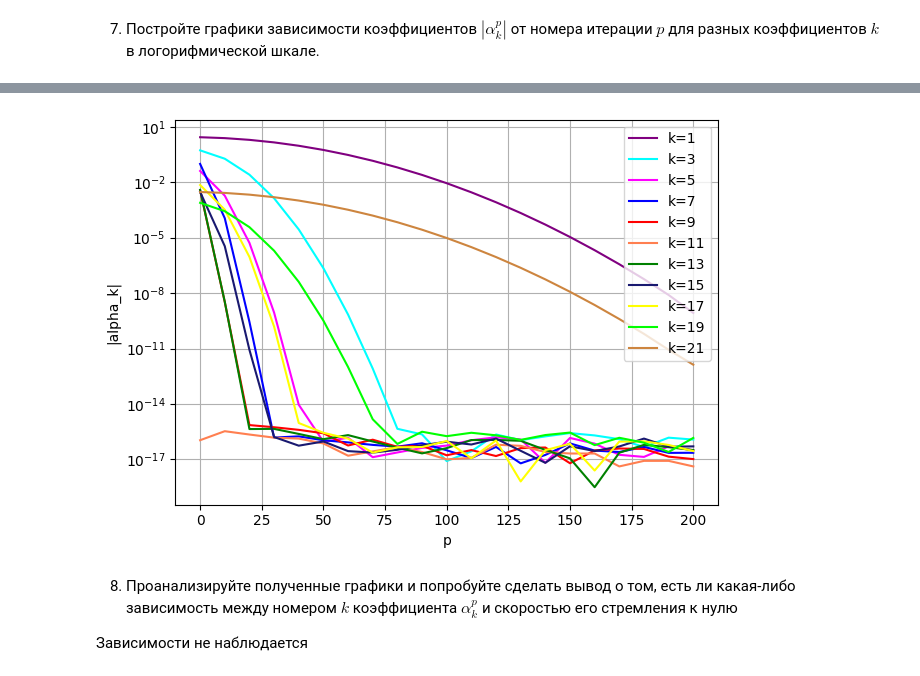
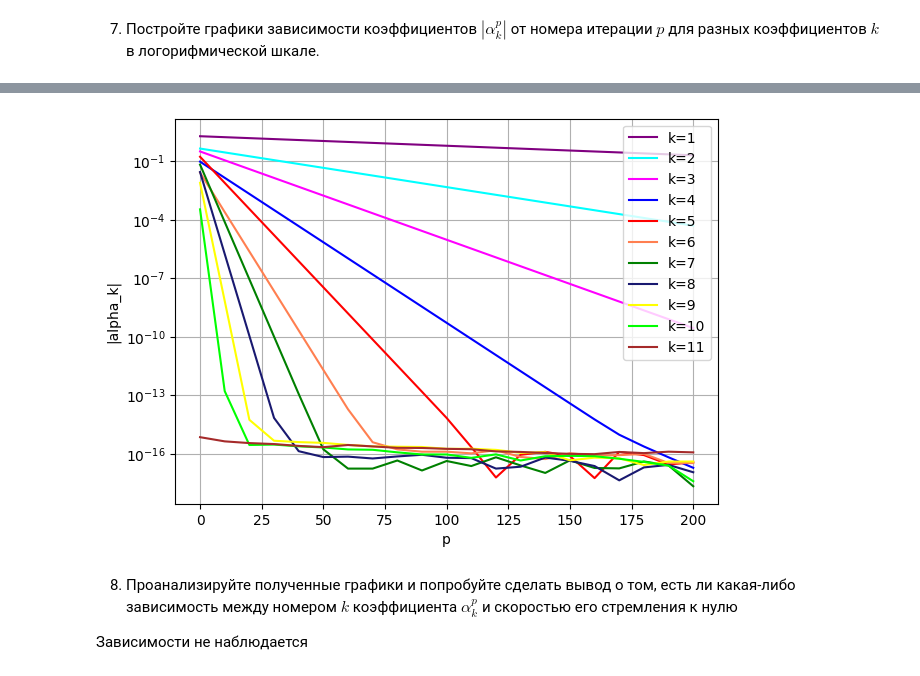
Before and after one commit to ALex2002Sim/NumericalMeth, a Jupyter notebook: lab1Sem9New.ipynb, the cells around one changed output, grey strips where cells are left out. Saved outputs shown, nothing was run; the diff lists cells and outputs as text; code cells hidden in the pictures.

```diff
--- a/lab1Sem9New.ipynb
+++ b/lab1Sem9New.ipynb
@@ -7,7 +7,6 @@ $\left( (10 - 10) \mod{10} \right)$ + 1 = 1 $\implies$ Метод Якоби
 # %% [markdown]
 1. Реализуйте итерационный метод согласно варианту. Метод должен производить фиксированное число итераций и возвращать вектор текущего приближения, вектор невязки и его норму
 # %%
-#Приведение системы к итеративному виду
 def countBc(A, b):
   c = np.zeros(b.size)
   B = np.zeros((b.size, b.size))
@@ -15,7 +14,7 @@ def countBc(A, b):
   for i in range(b.size):
     for j in range(b.size):
       B[i, j] = -A[i, j] / A[i, i]
-    c[i] = b[i]/A[i, i]
+    c[i] = b[i] / A[i, i]
     B[i, i] = 0
 
   return B, c
@@ -24,7 +23,6 @@ def Jac(A, b, B, c, x0, iter=-1):
 
   x1 = np.dot(B, x0) + c
   r = np.dot(A, x0) - b
-  r0 = np.copy(r)
 
   if iter == -1:
     eps = 10**(-10)
@@ -36,7 +34,7 @@ def Jac(A, b, B, c, x0, iter=-1):
         break
 
   else:
-    for i in range(iter):
+    for _ in range(iter):
       x0 = x1
       x1 = np.dot(B, x0) + c
       r = np.dot(A, x1) - b
@@ -211,6 +208,6 @@ e[:, 0] = x - x0
 
 for i in range(1, n):
   x2 = x0
-  x0, r0, norm0 = Jac(Ah, b, B1, c1, x2, p[i])
+  x0, r0, norm0 = Jac(Ah, b, B1, c1, x2, 10)
   e[:, i] = x - x0
 # %% [output]
@@ -244,3 +241,26 @@ print('Количество ошибок:', res.sum())
 Количество ошибок: 0.0
 # %% [markdown]
 7. Постройте графики зависимости коэффициентов $|\alpha_k^p|$ от номера итерации $p$ для разных коэффициентов $k$ в логорифмической шкале.
+# %%
+fig, axs = plt.subplots(1, 1, figsize=(7, 5))
+
+col = np.array(['purple', 'cyan', 'fuchsia', 'blue', 'red', 'coral', 'green', 'midnightblue', 'yellow', 'lime', 'brown',
+                'brown', 'lime', 'yellow', 'midnightblue', 'green', 'red', 'blue', 'fuchsia', 'cyan', 'purple'])
+
+lab = np.array(['k=1', 'k=2', 'k=3', 'k=4', 'k=5', 'k=6', 'k=7', 'k=8', 'k=9', 'k=10', 'k=11',
+                'k=12', 'k=13', 'k=14', 'k=15', 'k=16', 'k=17', 'k=18', 'k=19', 'k=20', 'k=21'])
+
+axs.set_xlabel('p')
+axs.set_ylabel('|alpha_k|')
+axs.grid()
+
+
+for i in range(0, 21):
+  axs.plot(p, np.abs(alpha[i, :]), color=col[i], label=lab[i])
+
+plt.legend()
+plt.legend(loc='upper right')
+
+#plt.xscale('log')
+plt.yscale('log')
+plt.show()
@@ -247,26 +269,26 @@ print('Количество ошибок:', res.sum())
 # %%
 fig, axs = plt.subplots(1, 1, figsize=(7, 5))
 
-col = np.array(['purple', 'cyan', 'fuchsia', 'blue', 'red', 'coral', 'green', 'midnightblue', 'yellow', 'lime', 'peru'])
+col = np.array(['purple', 'cyan', 'fuchsia', 'blue', 'red', 'coral', 'green', 'midnightblue', 'yellow', 'lime', 'brown'])
 
-lab = np.array(['k=1', 'k=3', 'k=5', 'k=7', 'k=9', 'k=11', 'k=13', 'k=15', 'k=17', 'k=19', 'k=21'])
+lab = np.array(['k=1', 'k=2', 'k=3', 'k=4', 'k=5', 'k=6', 'k=7', 'k=8', 'k=9', 'k=10', 'k=11'])
 
 axs.set_xlabel('p')
 axs.set_ylabel('|alpha_k|')
 axs.grid()
 
 
-for i in range(0, 22, 2):
-  axs.plot(p, np.abs(alpha[i, :]), color=col[i//2], label=lab[i//2])
+for i in range(0, 11):
+  axs.plot(p, np.abs(alpha[i, :]), color=col[i], label=lab[i])
 
 plt.legend()
 plt.legend(loc='upper right')
 
 #plt.xscale('log')
 plt.yscale('log')
 plt.show()
 # %% [output]
-[figure, old version]
+[figure, new version]
 # %% [markdown]
 8. Проанализируйте полученные графики и попробуйте сделать вывод о том, есть ли какая-либо зависимость между номером $k$ коэффициента $\alpha_k^p$ и скоростью его стремления к нулю
 
```
Also changed, not shown: parts of 5 cells of this notebook.
